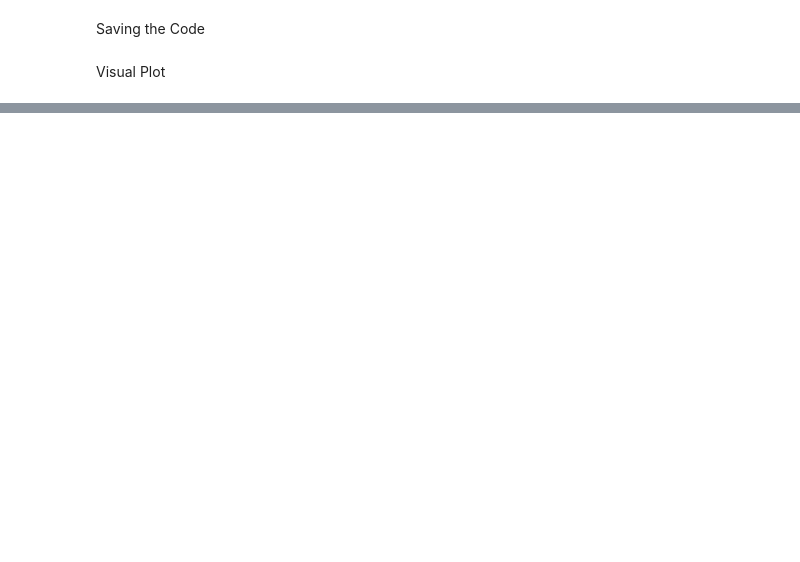
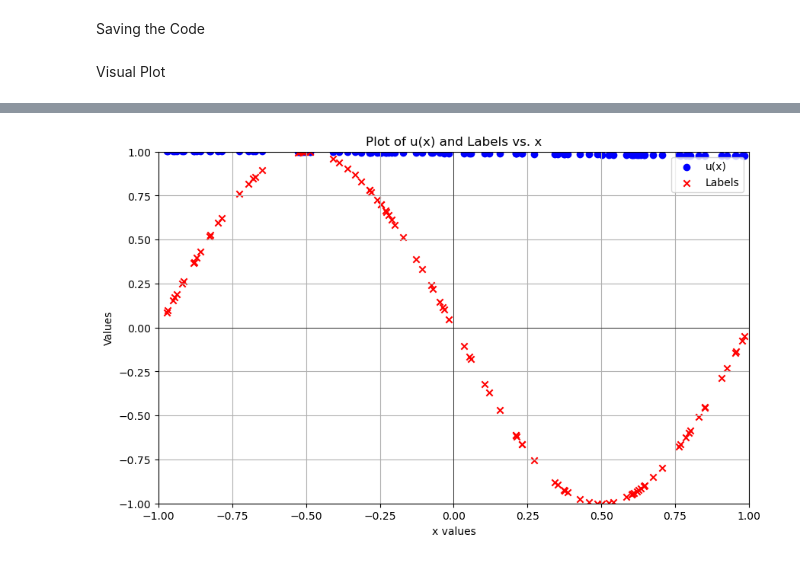
Before and after one commit to Lapisbird/Research1, a Jupyter notebook: PINN 1 - Nonlinear PDEs/PINN copy 2.ipynb, the cells around one changed output, grey strips where cells are left out. Drawn from its saved outputs; the diff is of its cells as text; code cells hidden in the pictures; blank space fills up the shorter version.

```diff
--- a/PINN 1 - Nonlinear PDEs/PINN copy 2.ipynb
+++ b/PINN 1 - Nonlinear PDEs/PINN copy 2.ipynb
@@ -291,0 +297,32 @@ plt.show()
+# %%
+def plot_tensors(x, u, labels):
+    # Convert tensors to numpy arrays
+    x_np = x
+    u_np = u
+
+    # Plot
+    plt.figure(figsize=(10, 6))
+    plt.scatter(x_np, u_np, color='blue', marker='o', label='u(x)')
+
+    if labels is not None:
+        labels_np = labels
+        plt.scatter(x_np, labels_np, color='red', marker='x', label='Labels')
+
+    plt.title('Plot of u(x) and Labels vs. x')
+    plt.xlabel('x values')
+    plt.ylabel('Values')
+    plt.grid(True)
+    plt.xlim(-1, 1)
+    plt.ylim(-1, 1)
+    plt.axhline(0, color='black',linewidth=0.5)
+    plt.axvline(0, color='black',linewidth=0.5)
+    plt.legend()
+    plt.show()
+
+# Example usage:
+x = t_0_points[:,1]
+u = pinn(torch.Tensor(t_0_points.astype(np.float32))).detach().numpy()
+
+plot_tensors(x, u, t_0_labels)
+# %% [output]
+[figure, added]
```
Also changed, not shown: parts of 2 cells of this notebook, 10 other files.
